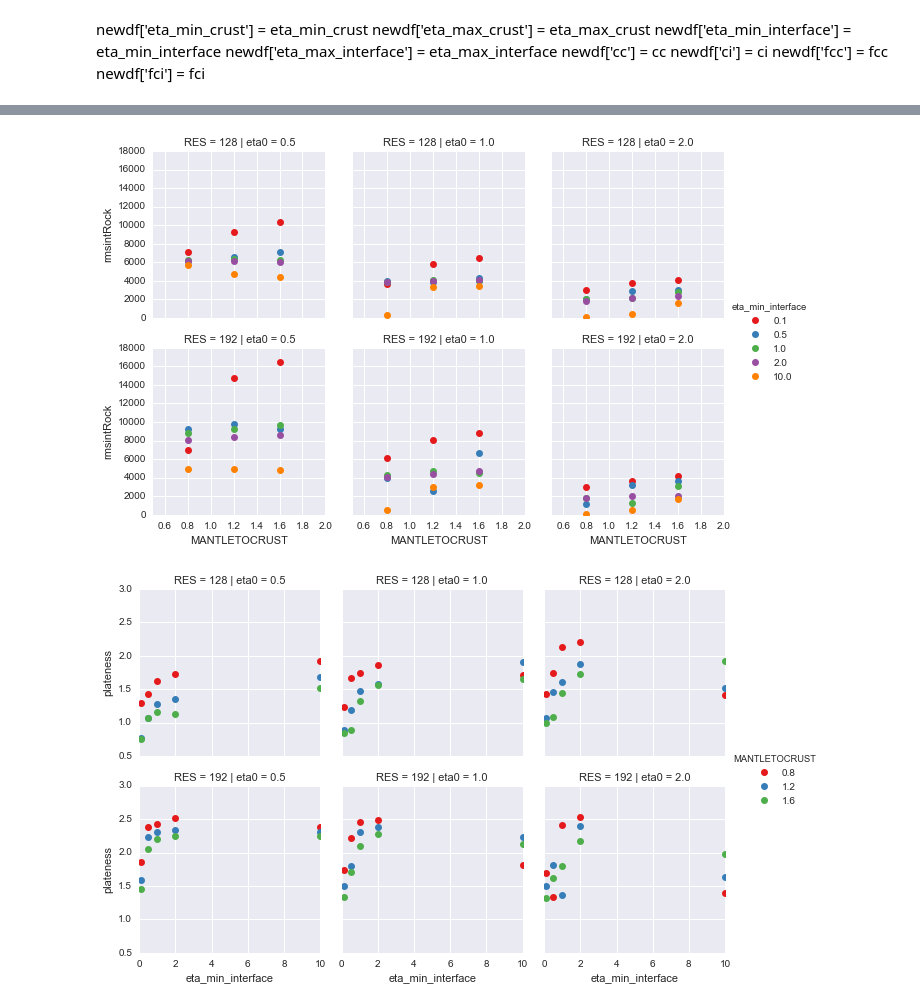
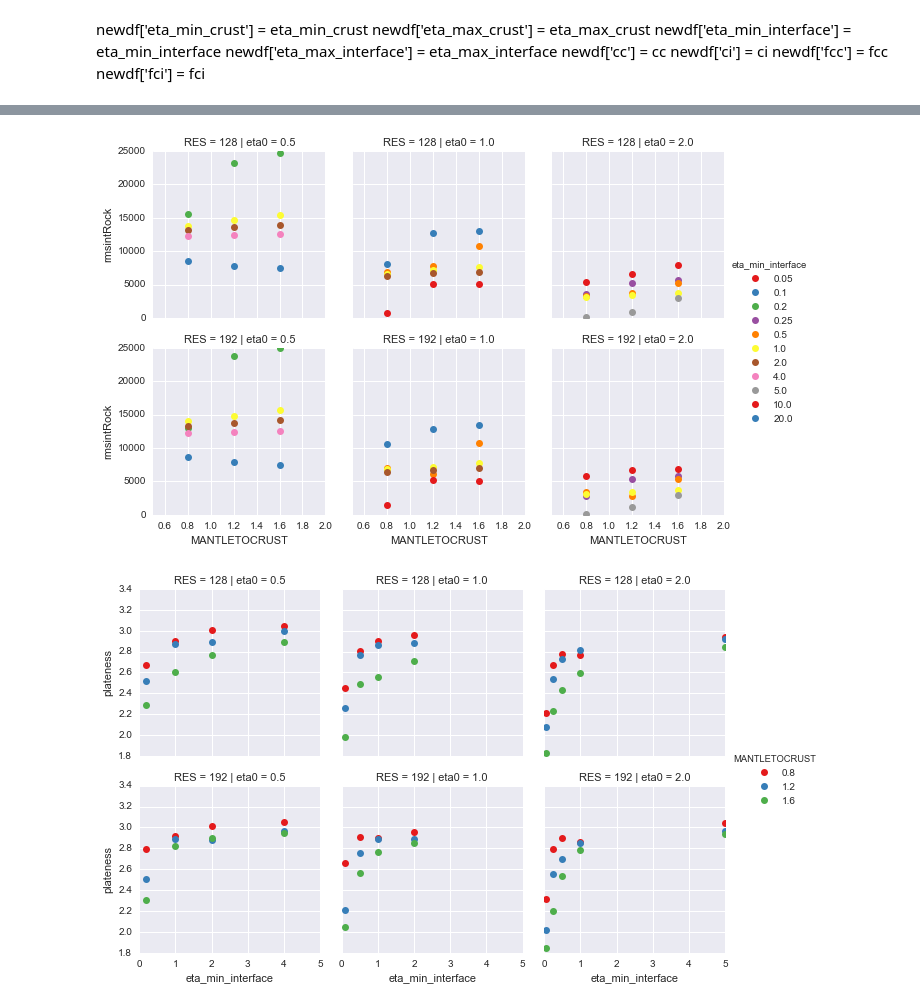
Before and after one commit to dansand/2dthermalslabs, a Jupyter notebook: kaplan/Analysis/pandas_analysis.ipynb, the cells around one changed output, grey strips where cells are left out. Saved outputs shown, nothing was run; the diff lists cells and outputs as text; code cells hidden in the pictures.

```diff
--- a/kaplan/Analysis/pandas_analysis.ipynb
+++ b/kaplan/Analysis/pandas_analysis.ipynb
@@ -146,7 +146,7 @@ data = []
 
 for i in range(len(dat_files)):
     df = pd.read_csv(dat_files[i], sep="\s*", header=None,  index_col=False).dropna()
-    data.append(df.mean())
+    data.append(df.max())
     #pd.concat(newdf, df.mean())
     #print(df.mean())
     #newdf.loc[i] = df.max()
@@ -210,14 +210,16 @@ for a in [0.1, 0.5, 1.0, 2.0, 10.]:
                 RES.append(d)
                 #print(counter, a, b, c, d)
                 counter += 1
-# %%
-newdf['eta_min_crust'] = eta_min_crust
-newdf['eta_max_crust'] = eta_max_crust
-newdf['eta_min_interface'] = eta_min_interface
-newdf['eta_max_interface'] = eta_max_interface #Constant viscosity crust an inteface
-newdf['MANTLETOCRUST'] = MANTLETOCRUST
-newdf['eta0'] = eta0
-newdf['RES'] = RES
+# %%
+
+newdf['MANTLETOCRUST'] = MANTLETOCRUST
+newdf['eta0'] = eta0
+newdf['RES'] = RES
+
+newdf['eta_min_crust'] = eta_min_crust/newdf['eta0']
+newdf['eta_max_crust'] = eta_max_crust/newdf['eta0']
+newdf['eta_min_interface'] = eta_min_interface/newdf['eta0']
+newdf['eta_max_interface'] = eta_max_interface/newdf['eta0']  #Constant viscosity crust an inteface
 # %%
 yaxis = 'rmsintRock' #'rmsSurf'#, 'nuTop' #
 
@@ -245,21 +247,21 @@ g = g.map(plt.plot, 'MANTLETOCRUST',  yaxis, **kws).add_legend().set(xlim=(0.5,
 #here we use plt.plot as a hack, because scatter was not mapping the hue colours correctly
 #https://github.com/mwaskom/seaborn/issues/840
 # %% [output]
-[figure, old version]
+[figure, new version]
 # %%
 yaxis = 'plateness' #'rmsSurf'#, , 'nuTop'#
 
 kws = dict(marker="o", linestyle="")
 
 
 g = sns.FacetGrid(newdf, col="eta0",  row='RES', hue='MANTLETOCRUST', palette="Set1")
-g = g.map(plt.plot, 'eta_min_interface',  yaxis, **kws).add_legend().set(xlim=(0., 10.0))
+g = g.map(plt.plot, 'eta_min_interface',  yaxis, **kws).add_legend().set(xlim=(0., 5.0))
 
 
 #here we use plt.plot as a hack, because scatter was not mapping the hue colours correctly
 #https://github.com/mwaskom/seaborn/issues/840
 # %% [output]
-[figure, old version]
+[figure, new version]
 # %%
 filt_rows = [1, 5, 23]
 col = 26
```
Also changed, not shown: parts of 11 cells of this notebook, 3 other files.
